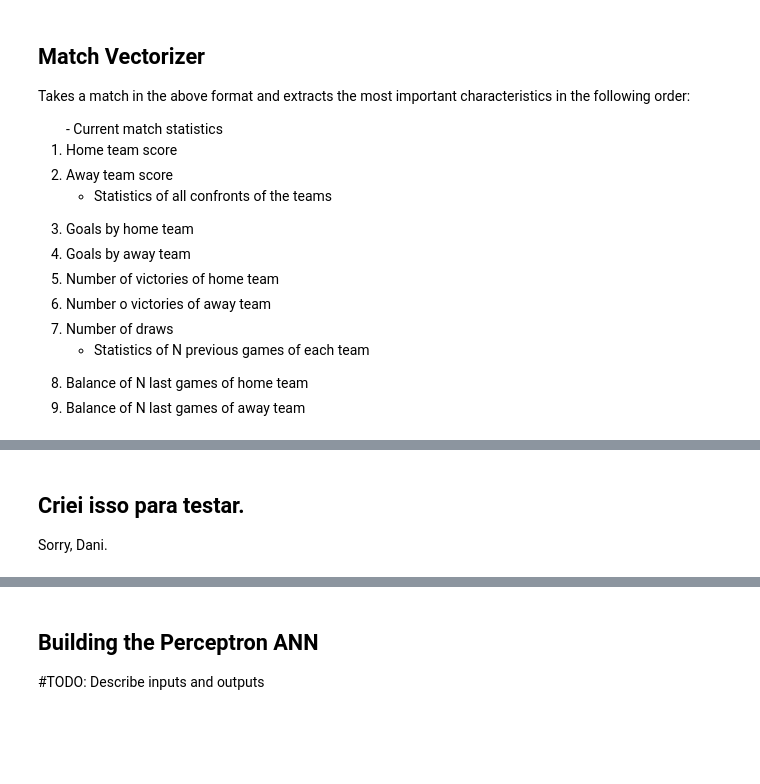
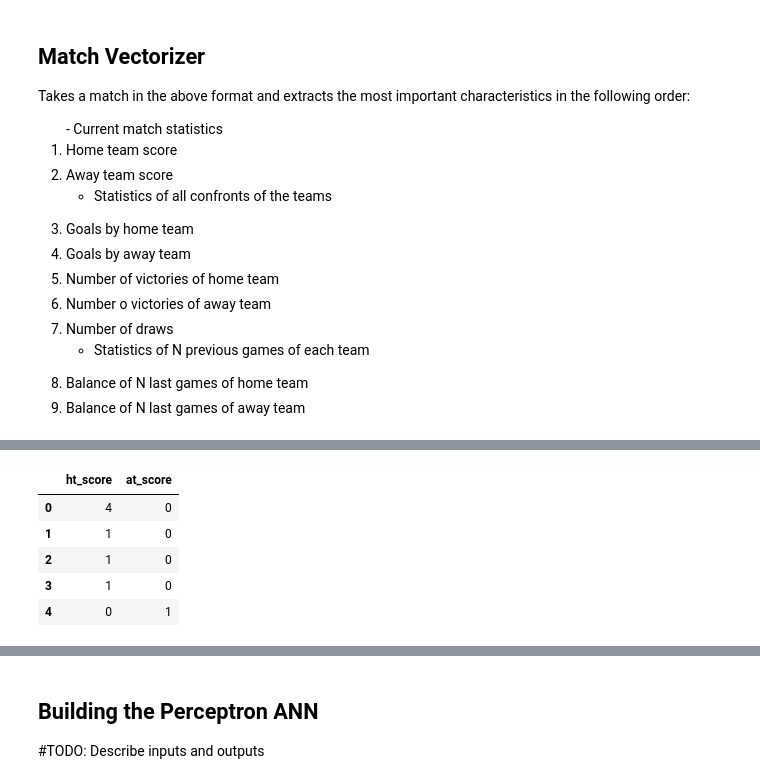
Before and after one commit to dcandrade/soccer-prediction, a Jupyter notebook: notebooks/model.ipynb, the cells around one changed output, grey strips where cells are left out. Drawn from its saved outputs; the diff is of its cells as text; code cells hidden in the pictures; blank space fills up the shorter version.

```diff
--- a/notebooks/model.ipynb
+++ b/notebooks/model.ipynb
@@ -95,8 +99,17 @@ pd.DataFrame(data=[match_vector], columns=labels)
+# %%
+# Splitting X and Y
+Y = data.iloc[:,:2]
+X = data.iloc[:,2:]
+Y.head() # Y.values to extract the matrix from dataframe
+# %% [output]
+|  | ht_score | at_score |
+| 0 | 4 | 0 |
+| 1 | 1 | 0 |
+| 2 | 1 | 0 |
+| 3 | 1 | 0 |
+| 4 | 0 | 1 |
 # %%
 # TODO: Feature Scaling
 # %%
 # TODO: Train test split
-# %% [markdown]
-## Criei isso para testar.
-Sorry, Dani.
 # %%
```
Also changed, not shown: parts of 9 cells of this notebook.
